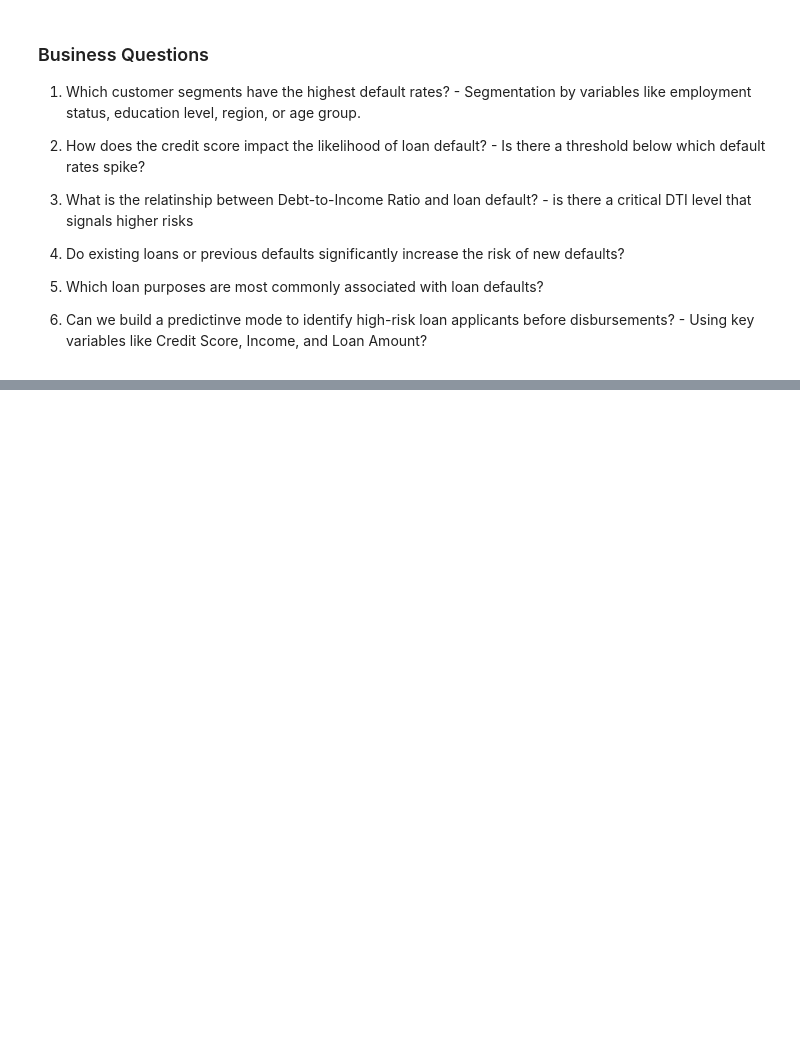
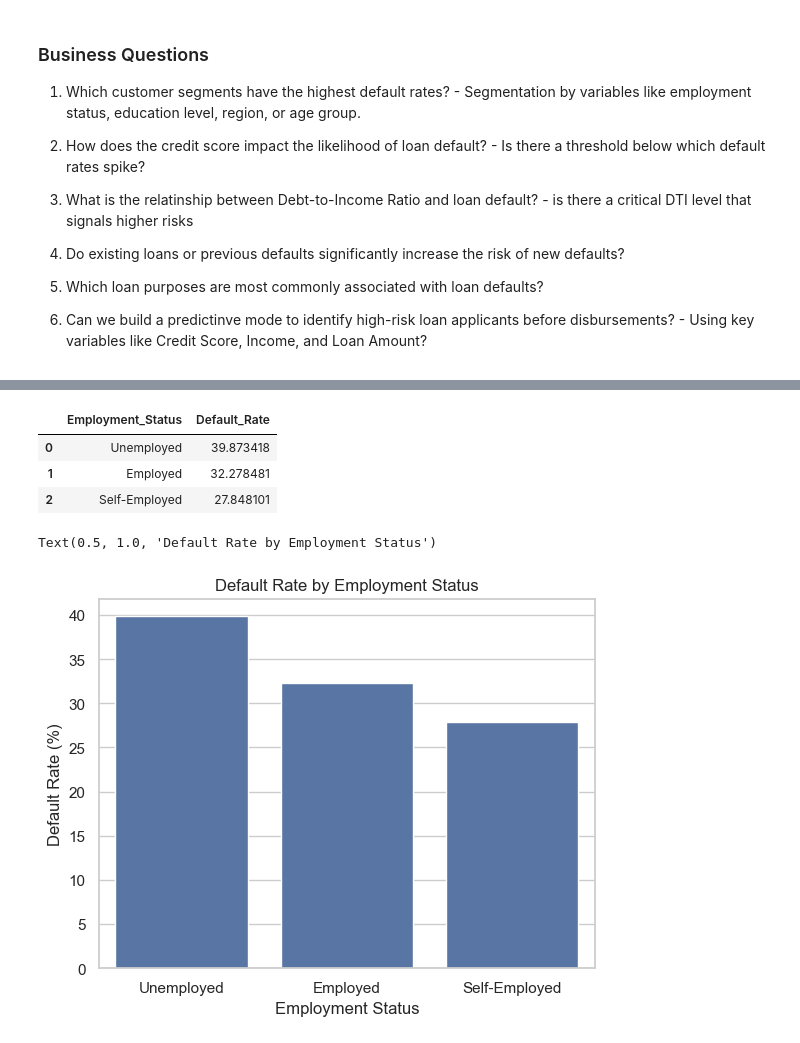
Before and after one commit to mut-rogers/Loan-Default-Analysis, a Jupyter notebook: solution.ipynb, the cells around one changed output, grey strips where cells are left out. Cells and saved outputs as stored; diff of their text form; code cells hidden in the pictures; blank space fills up the shorter version.

Commit message:
data story

```diff
--- a/solution.ipynb
+++ b/solution.ipynb
@@ -97,0 +100,7 @@ Index(['Customer_ID', 'Age', 'Gender', 'Marital_Status', 'Employment_Status',
+# %%
+loan_data_df.head()
+
+# Filter all loans that have defaulted
+# A loan is considered defaulted if the Default_Status column is 1
+defaulted_loans_df = loan_data_df[loan_data_df.Default_Status == 1]
+defaulted_loans_df.head()
@@ -97,0 +114,31 @@ Index(['Customer_ID', 'Age', 'Gender', 'Marital_Status', 'Employment_Status',
+# %%
+# Check default rate by employment status
+default_rate_by_employment_status = defaulted_loans_df.Employment_Status.value_counts(normalize=True) * 100
+
+# Create a DataFrame from the Series
+default_rate_by_employment_status = default_rate_by_employment_status.reset_index()
+
+# Rename the columns
+default_rate_by_employment_status.columns = ['Employment_Status', 'Default_Rate']
+
+# Overview of the default rate by employment status
+default_rate_by_employment_status.head()
+# %% [output]
+|  | Employment_Status | Default_Rate |
+| 0 | Unemployed | 39.873418 |
+| 1 | Employed | 32.278481 |
+| 2 | Self-Employed | 27.848101 |
+# %%
+# Create a bar plot of the default rate by employment status
+
+sns.barplot(default_rate_by_employment_status, x='Employment_Status', y='Default_Rate',)
+
+# Renaming the x-axis and y-axis labels
+plt.xlabel('Employment Status')
+plt.ylabel('Default Rate (%)')
+
+# Renaming the title of the plot
+plt.title('Default Rate by Employment Status')
+# %% [output]
+Text(0.5, 1.0, 'Default Rate by Employment Status')
+[figure, added]
```
Also changed, not shown: parts of 3 cells of this notebook.
